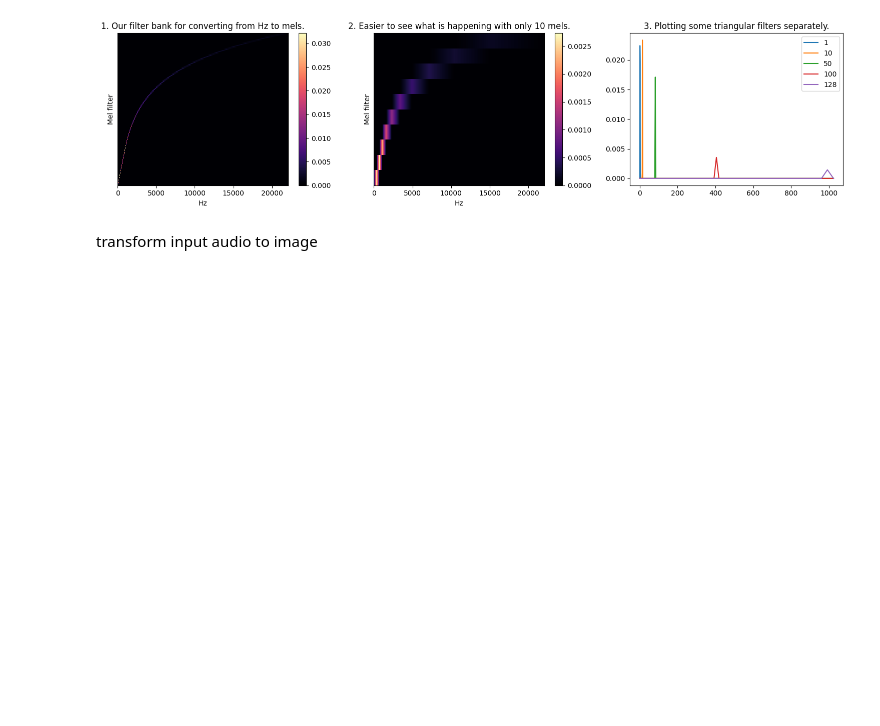
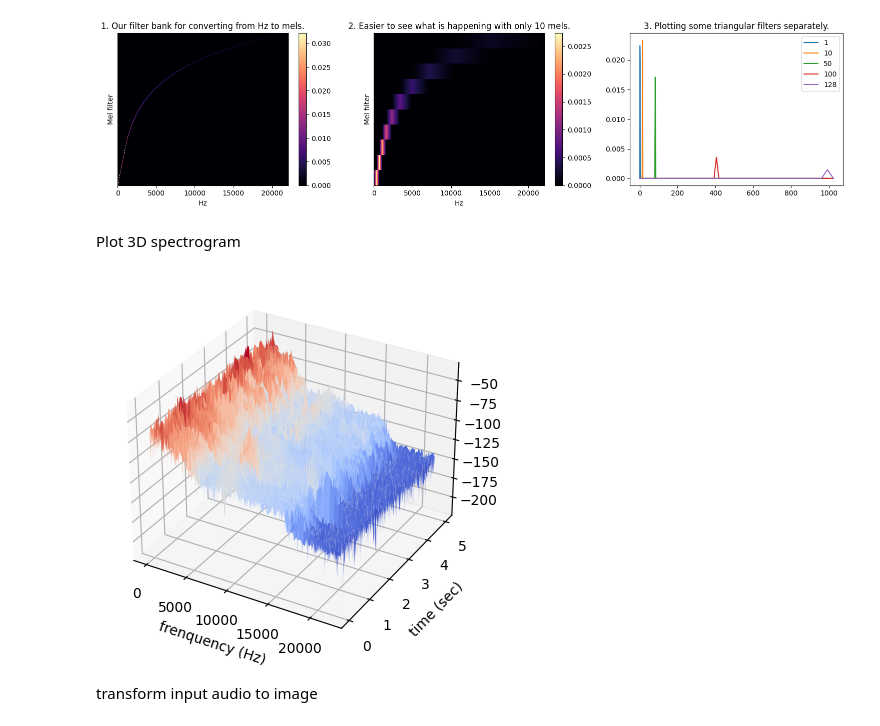
Before and after one commit to Ting-Wei-Chang626/Primary_AI, a Jupyter notebook: demo_basic/demo_audio_processing.ipynb, the cells around one changed output. Drawn from its saved outputs; the diff is of its cells as text; code cells hidden in the pictures; blank space fills up the shorter version.

```diff
--- a/demo_basic/demo_audio_processing.ipynb
+++ b/demo_basic/demo_audio_processing.ipynb
@@ -82,6 +82,28 @@ plt.tight_layout()
 # %% [output]
 [figure]
 [figure]
+# %% [markdown]
+Plot 3D spectrogram
+# %%
+from scipy import signal # spectrogram function
+from matplotlib import cm # colour map
+
+# basic config
+sample_rate = sr
+sig_len_secs = 5
+
+# extract the spectrum
+freq_bins, timestamps, spec = signal.spectrogram(wav, sample_rate)
+
+# 3d plot
+fig = plt.figure()
+ax = plt.axes(projection='3d')
+ax.plot_surface(freq_bins[:, None], timestamps[None, :], 10.0*np.log10(spec), cmap=cm.coolwarm)
+plt.ylabel("time (sec)")
+plt.xlabel("frenquency (Hz)")
+plt.show()
+# %% [output]
+[figure, added]
 # %% [markdown]
 transform input audio to image
 # %%
```
